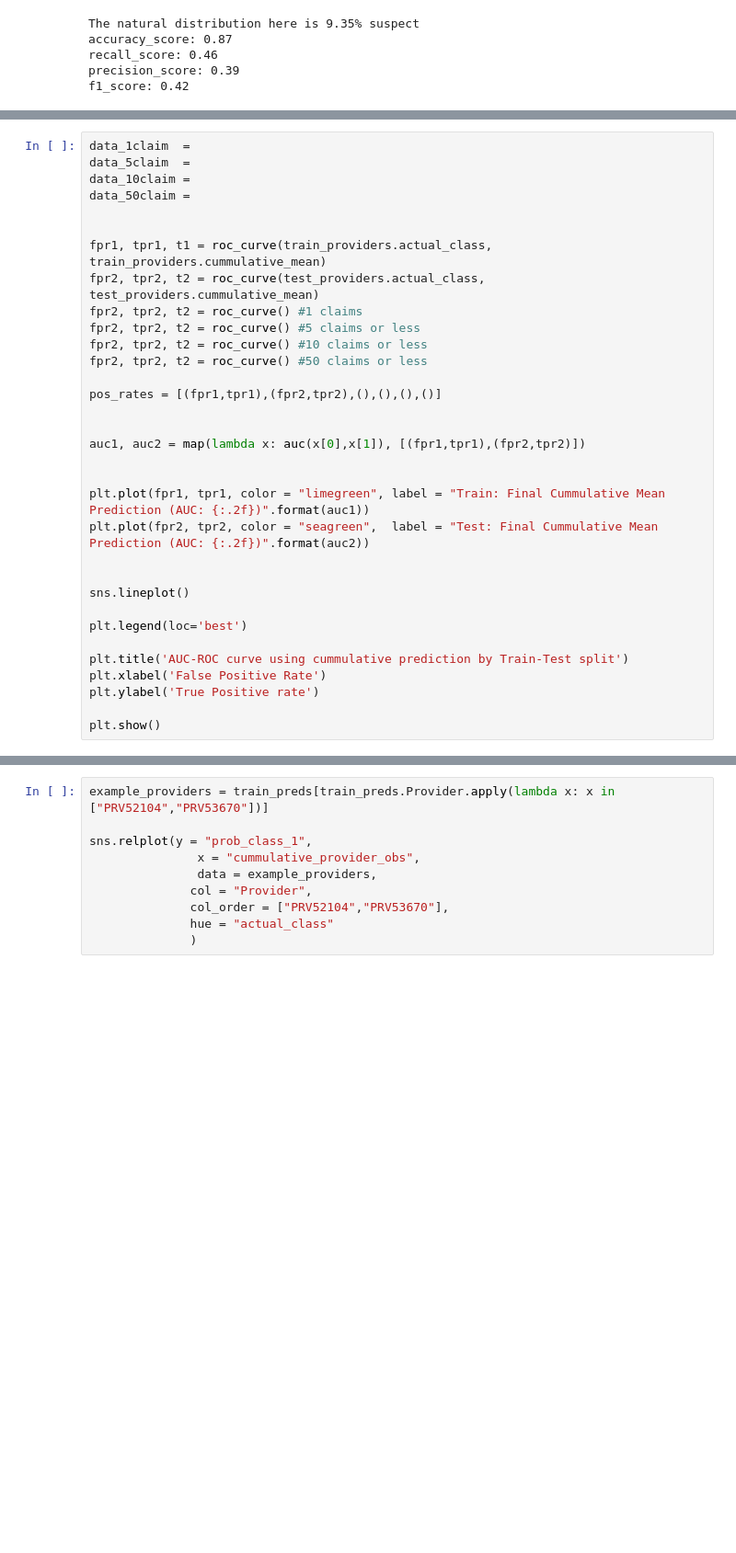
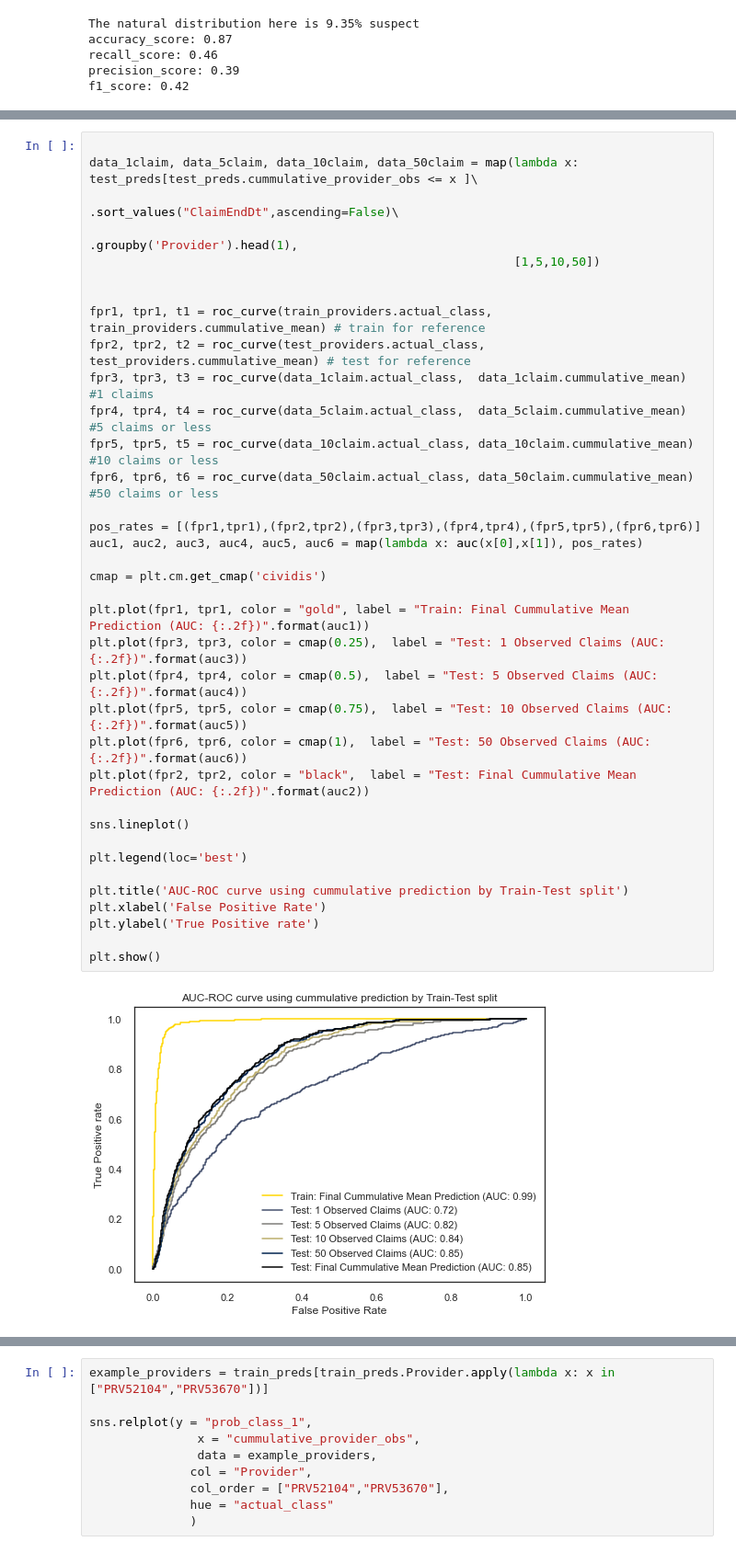
Before and after one commit to jwelch1123/healthcare_fraud_detection, a Jupyter notebook: healthcare_fraud.ipynb, the cells around one changed output, grey strips where cells are left out. Shown at 92% size. Cells and saved outputs as stored; diff of their text form; blank space fills up the shorter version.

```diff
--- a/healthcare_fraud.ipynb
+++ b/healthcare_fraud.ipynb
@@ -2366,33 +2272,38 @@ data = claims.groupby('Provider').agg({"PotentialFraud":'mean',"ClaimID":'nuniqu
 # %%
-data_1claim  =
-data_5claim  =
-data_10claim =
-data_50claim =
+
+data_1claim, data_5claim, data_10claim, data_50claim = map(lambda x: test_preds[test_preds.cummulative_provider_obs <= x ]\
+                                                           .sort_values("ClaimEndDt",ascending=False)\
+                                                           .groupby('Provider').head(1),
+                                                           [1,5,10,50])
 
 
-fpr1, tpr1, t1 = roc_curve(train_providers.actual_class, train_providers.cummulative_mean)
-fpr2, tpr2, t2 = roc_curve(test_providers.actual_class, test_providers.cummulative_mean)
-fpr2, tpr2, t2 = roc_curve() #1 claims
-fpr2, tpr2, t2 = roc_curve() #5 claims or less
-fpr2, tpr2, t2 = roc_curve() #10 claims or less
-fpr2, tpr2, t2 = roc_curve() #50 claims or less
+fpr1, tpr1, t1 = roc_curve(train_providers.actual_class, train_providers.cummulative_mean) # train for reference
+fpr2, tpr2, t2 = roc_curve(test_providers.actual_class, test_providers.cummulative_mean) # test for reference
+fpr3, tpr3, t3 = roc_curve(data_1claim.actual_class,  data_1claim.cummulative_mean)  #1 claims
+fpr4, tpr4, t4 = roc_curve(data_5claim.actual_class,  data_5claim.cummulative_mean)  #5 claims or less
+fpr5, tpr5, t5 = roc_curve(data_10claim.actual_class, data_10claim.cummulative_mean) #10 claims or less
+fpr6, tpr6, t6 = roc_curve(data_50claim.actual_class, data_50claim.cummulative_mean) #50 claims or less
 
-pos_rates = [(fpr1,tpr1),(fpr2,tpr2),(),(),(),()]
+pos_rates = [(fpr1,tpr1),(fpr2,tpr2),(fpr3,tpr3),(fpr4,tpr4),(fpr5,tpr5),(fpr6,tpr6)]
+auc1, auc2, auc3, auc4, auc5, auc6 = map(lambda x: auc(x[0],x[1]), pos_rates)
 
+cmap = plt.cm.get_cmap('cividis')
 
-auc1, auc2 = map(lambda x: auc(x[0],x[1]), [(fpr1,tpr1),(fpr2,tpr2)])
-
-
-plt.plot(fpr1, tpr1, color = "limegreen", label = "Train: Final Cummulative Mean Prediction (AUC: {:.2f})".format(auc1))
-plt.plot(fpr2, tpr2, color = "seagreen",  label = "Test: Final Cummulative Mean Prediction (AUC: {:.2f})".format(auc2))
-
+plt.plot(fpr1, tpr1, color = "gold", label = "Train: Final Cummulative Mean Prediction (AUC: {:.2f})".format(auc1))
+plt.plot(fpr3, tpr3, color = cmap(0.25),  label = "Test: 1 Observed Claims (AUC: {:.2f})".format(auc3))
+plt.plot(fpr4, tpr4, color = cmap(0.5),  label = "Test: 5 Observed Claims (AUC: {:.2f})".format(auc4))
+plt.plot(fpr5, tpr5, color = cmap(0.75),  label = "Test: 10 Observed Claims (AUC: {:.2f})".format(auc5))
+plt.plot(fpr6, tpr6, color = cmap(1),  label = "Test: 50 Observed Claims (AUC: {:.2f})".format(auc6))
+plt.plot(fpr2, tpr2, color = "black",  label = "Test: Final Cummulative Mean Prediction (AUC: {:.2f})".format(auc2))
 
 sns.lineplot()
 
 plt.legend(loc='best')
 
 plt.title('AUC-ROC curve using cummulative prediction by Train-Test split')
 plt.xlabel('False Positive Rate')
 plt.ylabel('True Positive rate')
 
 plt.show()
+# %% [output]
+[figure, added]
```
Also changed, not shown: parts of 84 cells of this notebook, 1 other file.
